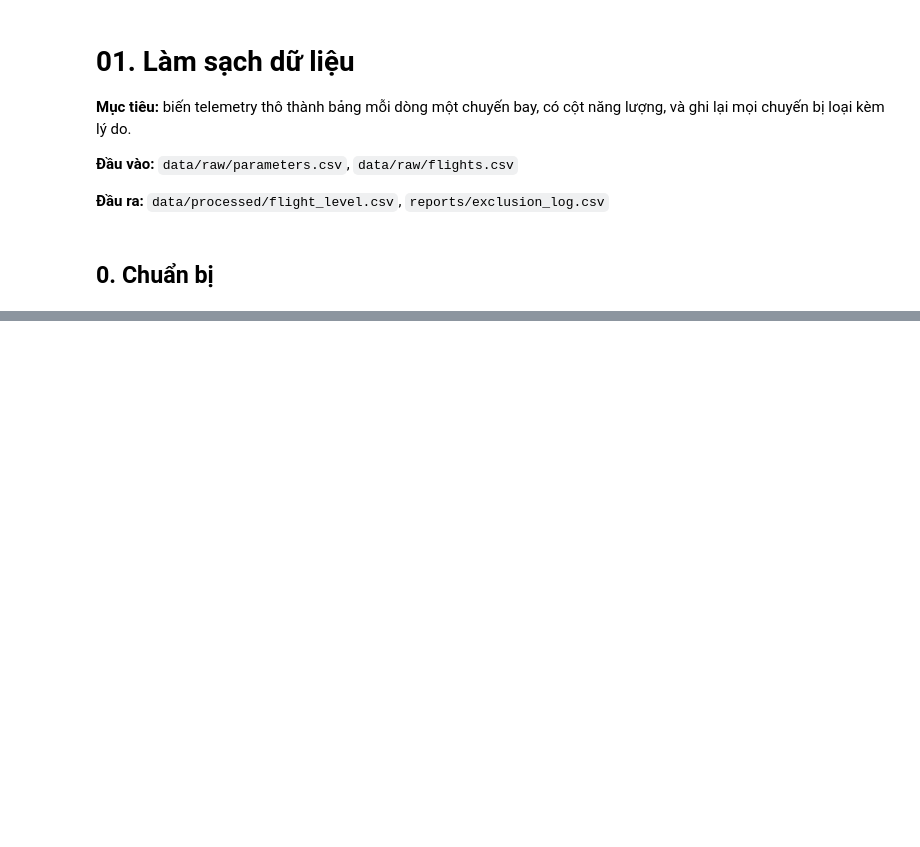
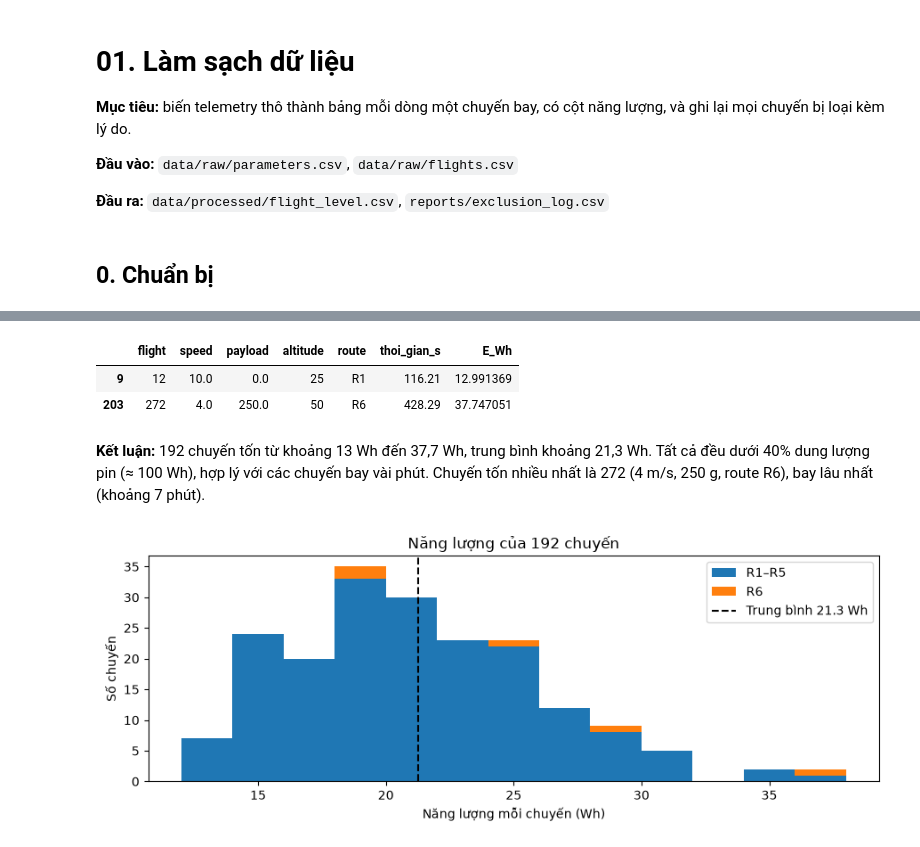
Before and after one commit to viewer22/DTA, a Jupyter notebook: notebooks/01_data_cleaning.ipynb, the cells around one changed output, grey strips where cells are left out. Cells and saved outputs as stored; diff of their text form; code cells hidden in the pictures; blank space fills up the shorter version.

```diff
--- a/notebooks/01_data_cleaning.ipynb
+++ b/notebooks/01_data_cleaning.ipynb
@@ -59,0 +632,9 @@ Viết bằng lời của bạn: bước này tìm ra gì, con số nào sẽ đ
+# %%
+flights["E_doan_riemann"] = flights["P_truoc"] * flights["dt"]
+E_riemann_Wh = flights.groupby("flight")["E_doan_riemann"].sum() / 3600
+
+# Chỉ xét 192 chuyến giữ lại
+lech_pct = ((E_Wh - E_riemann_Wh).abs() / E_Wh * 100).loc[giu["flight"]]
+print("Chuyến 1 | hình thang:", round(E_Wh[1], 3), "Wh | Riemann:", round(E_riemann_Wh[1], 3), "Wh")
+print("Độ lệch giữa 2 cách trên 192 chuyến (%):")
+lech_pct.describe().round(3)
@@ -59,0 +657,11 @@ Viết bằng lời của bạn: bước này tìm ra gì, con số nào sẽ đ
+# %%
+tom_tat = flights.groupby("flight").agg(
+    thoi_gian_s=("time", lambda t: t.max() - t.min()),
+    P_tb_W=("P", "mean"),
+    P_max_W=("P", "max"),
+)
+tom_tat["E_Wh"] = E_Wh
+
+nang_luong = giu.merge(tom_tat, left_on="flight", right_index=True)
+print("Số chuyến:", len(nang_luong))
+nang_luong["E_Wh"].describe().round(2)
@@ -59,0 +679,30 @@ Viết bằng lời của bạn: bước này tìm ra gì, con số nào sẽ đ
+# %%
+# Chuyến tốn ít nhất và nhiều nhất
+nang_luong.loc[[nang_luong["E_Wh"].idxmin(), nang_luong["E_Wh"].idxmax()],
+               ["flight", "speed", "payload", "altitude", "route", "thoi_gian_s", "E_Wh"]]
+# %% [output]
+|  | flight | speed | payload | altitude | route | thoi_gian_s | E_Wh |
+| 9 | 12 | 10.0 | 0.0 | 25 | R1 | 116.21 | 12.991369 |
+| 203 | 272 | 4.0 | 250.0 | 50 | R6 | 428.29 | 37.747051 |
+# %% [markdown]
+**Kết luận:** 192 chuyến tốn từ khoảng 13 Wh đến 37,7 Wh, trung bình khoảng 21,3 Wh. Tất cả đều dưới 40% dung lượng pin (≈ 100 Wh), hợp lý với các chuyến bay vài phút. Chuyến tốn nhiều nhất là 272 (4 m/s, 250 g, route R6), bay lâu nhất (khoảng 7 phút).
+# %%
+# Biểu đồ 2: phân bố năng lượng của 192 chuyến, tô riêng các chuyến R6
+r6 = nang_luong[nang_luong["route"] == "R6"]["E_Wh"]
+con_lai = nang_luong[nang_luong["route"] != "R6"]["E_Wh"]
+bins = range(12, 40, 2)   # mỗi cột rộng 2 Wh
+
+plt.figure(figsize=(9, 3.5))
+plt.hist([con_lai, r6], bins=bins, stacked=True,
+         color=["tab:blue", "tab:orange"], label=["R1–R5", "R6"])
+plt.axvline(nang_luong["E_Wh"].mean(), color="black", linestyle="--",
+            label=f"Trung bình {nang_luong['E_Wh'].mean():.1f} Wh")
+plt.xlabel("Năng lượng mỗi chuyến (Wh)")
+plt.ylabel("Số chuyến")
+plt.title("Năng lượng của 192 chuyến")
+plt.legend()
+plt.tight_layout()
+plt.savefig(FIGURES / "phan_bo_nang_luong.png", dpi=150)
+plt.show()
+# %% [output]
+[figure, added]
```
Also changed, not shown: parts of 104 cells of this notebook, 5 other files.
